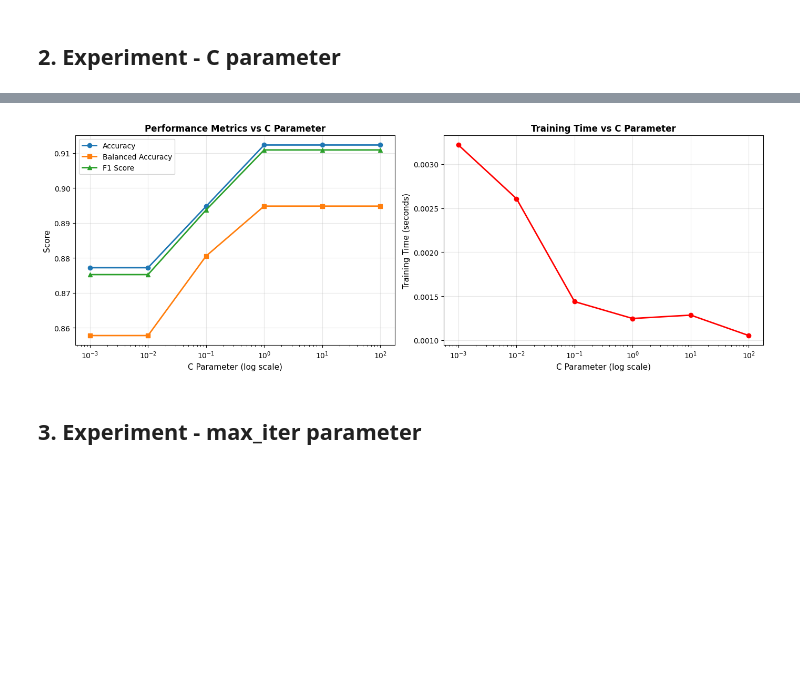
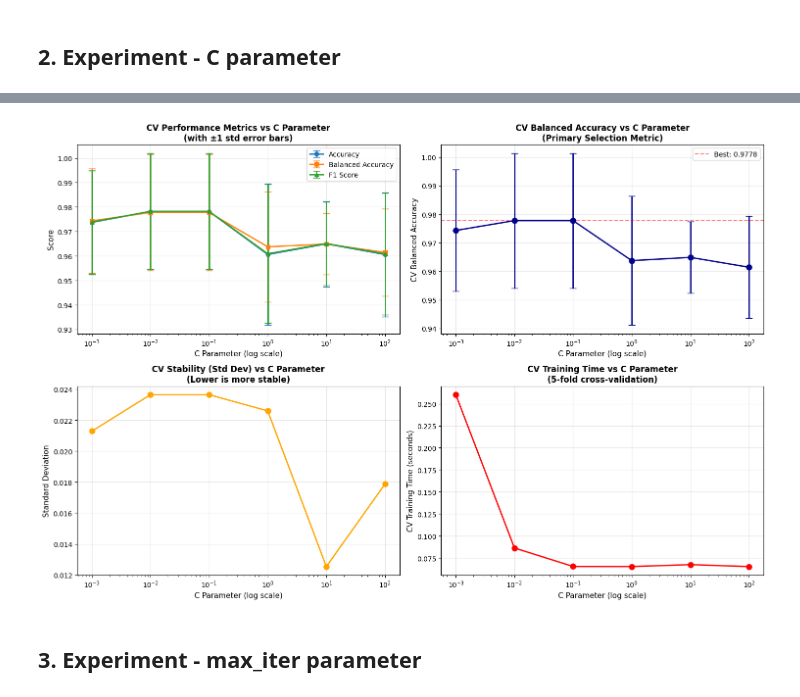
Before and after one commit to tomashobza/tuw_ml_seattle_crime, a Jupyter notebook: svm_breast_cancer/svm_breast_cancer.ipynb, the cells around one changed output, grey strips where cells are left out. Cells and saved outputs as stored; diff of their text form; code cells hidden in the pictures; blank space fills up the shorter version.

```diff
--- a/svm_breast_cancer/svm_breast_cancer.ipynb
+++ b/svm_breast_cancer/svm_breast_cancer.ipynb
@@ -233,32 +355,67 @@ Best C value: 1.0 (Balanced Accuracy: 0.8948)
 # %%
 # Visualize C parameter impact
-fig, axes = plt.subplots(1, 2, figsize=(14, 5))
+fig, axes = plt.subplots(2, 2, figsize=(15, 10))
 
-# Plot 1: Performance metrics vs C
-ax1 = axes[0]
-ax1.plot(results_C_df['C'], results_C_df['accuracy'], 'o-', label='Accuracy', linewidth=2)
-ax1.plot(results_C_df['C'], results_C_df['balanced_accuracy'], 's-', label='Balanced Accuracy', linewidth=2)
-ax1.plot(results_C_df['C'], results_C_df['f1_score'], '^-', label='F1 Score', linewidth=2)
+# Plot 1: Performance metrics vs C (with error bars)
+ax1 = axes[0, 0]
+ax1.errorbar(results_C_df['C'], results_C_df['cv_accuracy_mean'],
+             yerr=results_C_df['cv_accuracy_std'],
+             fmt='o-', label='Accuracy', linewidth=2, capsize=5)
+ax1.errorbar(results_C_df['C'], results_C_df['cv_balanced_accuracy_mean'],
+             yerr=results_C_df['cv_balanced_accuracy_std'],
+             fmt='s-', label='Balanced Accuracy', linewidth=2, capsize=5)
+ax1.errorbar(results_C_df['C'], results_C_df['cv_f1_mean'],
+             yerr=results_C_df['cv_f1_std'],
+             fmt='^-', label='F1 Score', linewidth=2, capsize=5)
 ax1.set_xscale('log')
 ax1.set_xlabel('C Parameter (log scale)', fontsize=11)
 ax1.set_ylabel('Score', fontsize=11)
-ax1.set_title('Performance Metrics vs C Parameter', fontsize=12, fontweight='bold')
+ax1.set_title('CV Performance Metrics vs C Parameter\n(with ±1 std error bars)',
+              fontsize=12, fontweight='bold')
 ax1.legend()
 ax1.grid(True, alpha=0.3)
 
-# Plot 2: Training time vs C
-ax2 = axes[1]
-ax2.plot(results_C_df['C'], results_C_df['train_time'], 'o-', color='red', linewidth=2)
+# Plot 2: Balanced Accuracy with tighter focus
+ax2 = axes[0, 1]
+ax2.errorbar(results_C_df['C'], results_C_df['cv_balanced_accuracy_mean'],
+             yerr=results_C_df['cv_balanced_accuracy_std'],
+             fmt='o-', color='darkblue', linewidth=2, capsize=5, markersize=8)
+ax2.axhline(y=best_bal_acc, color='red', linestyle='--', alpha=0.5,
+            label=f'Best: {best_bal_acc:.4f}')
 ax2.set_xscale('log')
 ax2.set_xlabel('C Parameter (log scale)', fontsize=11)
-ax2.set_ylabel('Training Time (seconds)', fontsize=11)
-ax2.set_title('Training Time vs C Parameter', fontsize=12, fontweight='bold')
+ax2.set_ylabel('CV Balanced Accuracy', fontsize=11)
+ax2.set_title('CV Balanced Accuracy vs C Parameter\n(Primary Selection Metric)',
+              fontsize=12, fontweight='bold')
+ax2.legend()
 ax2.grid(True, alpha=0.3)
+
+# Plot 3: Standard deviation (uncertainty) vs C
+ax3 = axes[1, 0]
+ax3.plot(results_C_df['C'], results_C_df['cv_balanced_accuracy_std'],
+         'o-', color='orange', linewidth=2, markersize=8)
+ax3.set_xscale('log')
+ax3.set_xlabel('C Parameter (log scale)', fontsize=11)
+ax3.set_ylabel('Standard Deviation', fontsize=11)
+ax3.set_title('CV Stability (Std Dev) vs C Parameter\n(Lower is more stable)',
+              fontsize=12, fontweight='bold')
+ax3.grid(True, alpha=0.3)
+
+# Plot 4: CV training time vs C
+ax4 = axes[1, 1]
+ax4.plot(results_C_df['C'], results_C_df['cv_time'],
+         'o-', color='red', linewidth=2, markersize=8)
+ax4.set_xscale('log')
+ax4.set_xlabel('C Parameter (log scale)', fontsize=11)
+ax4.set_ylabel('CV Training Time (seconds)', fontsize=11)
+ax4.set_title('CV Training Time vs C Parameter\n(5-fold cross-validation)',
+              fontsize=12, fontweight='bold')
+ax4.grid(True, alpha=0.3)
 
 plt.tight_layout()
 plt.show()
 # %% [output]
-[figure, old version]
+[figure, new version]
 # %% [markdown]
 ## 3. Experiment - max_iter parameter
 # %%
```
Also changed, not shown: parts of 6 cells of this notebook.
